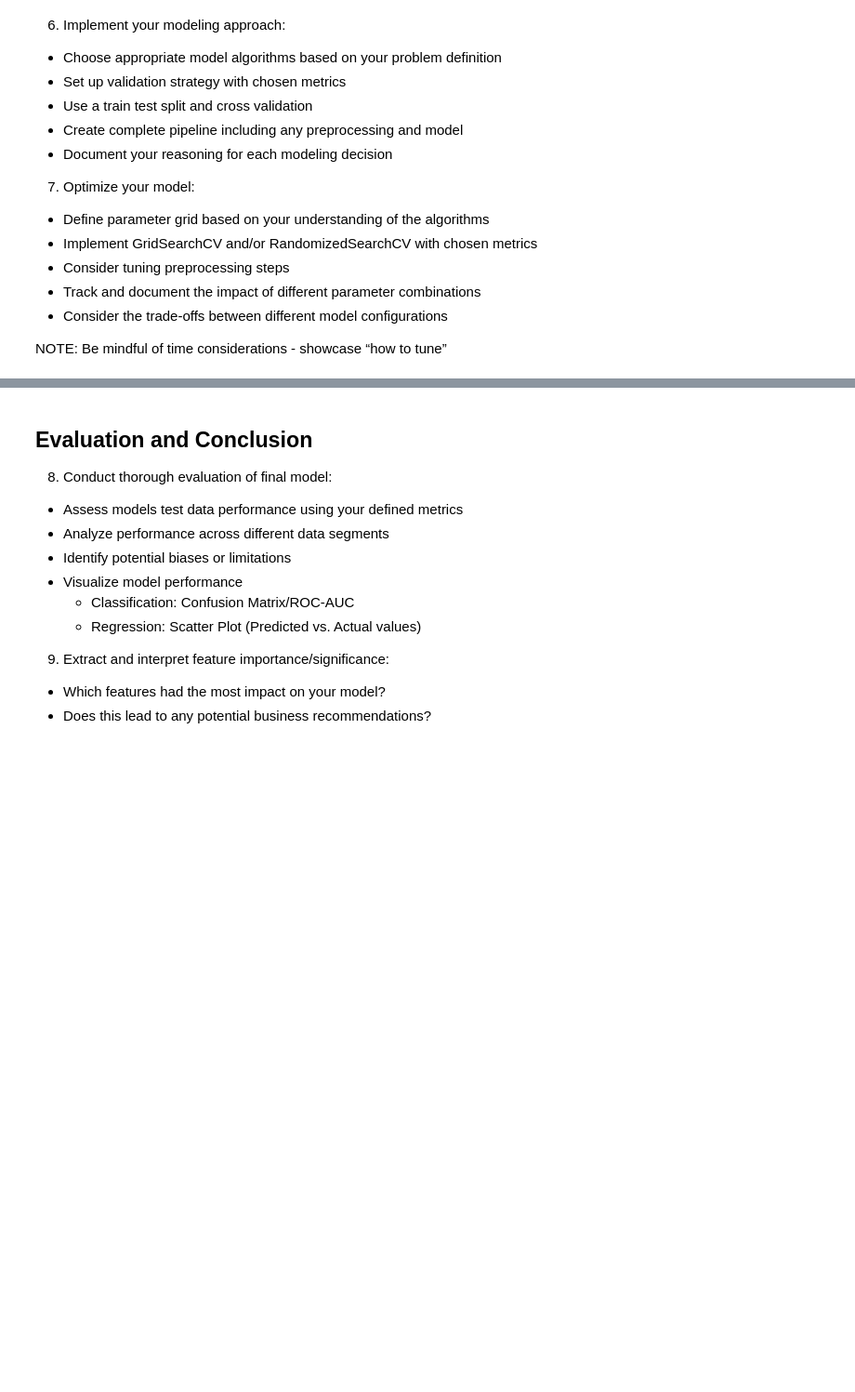
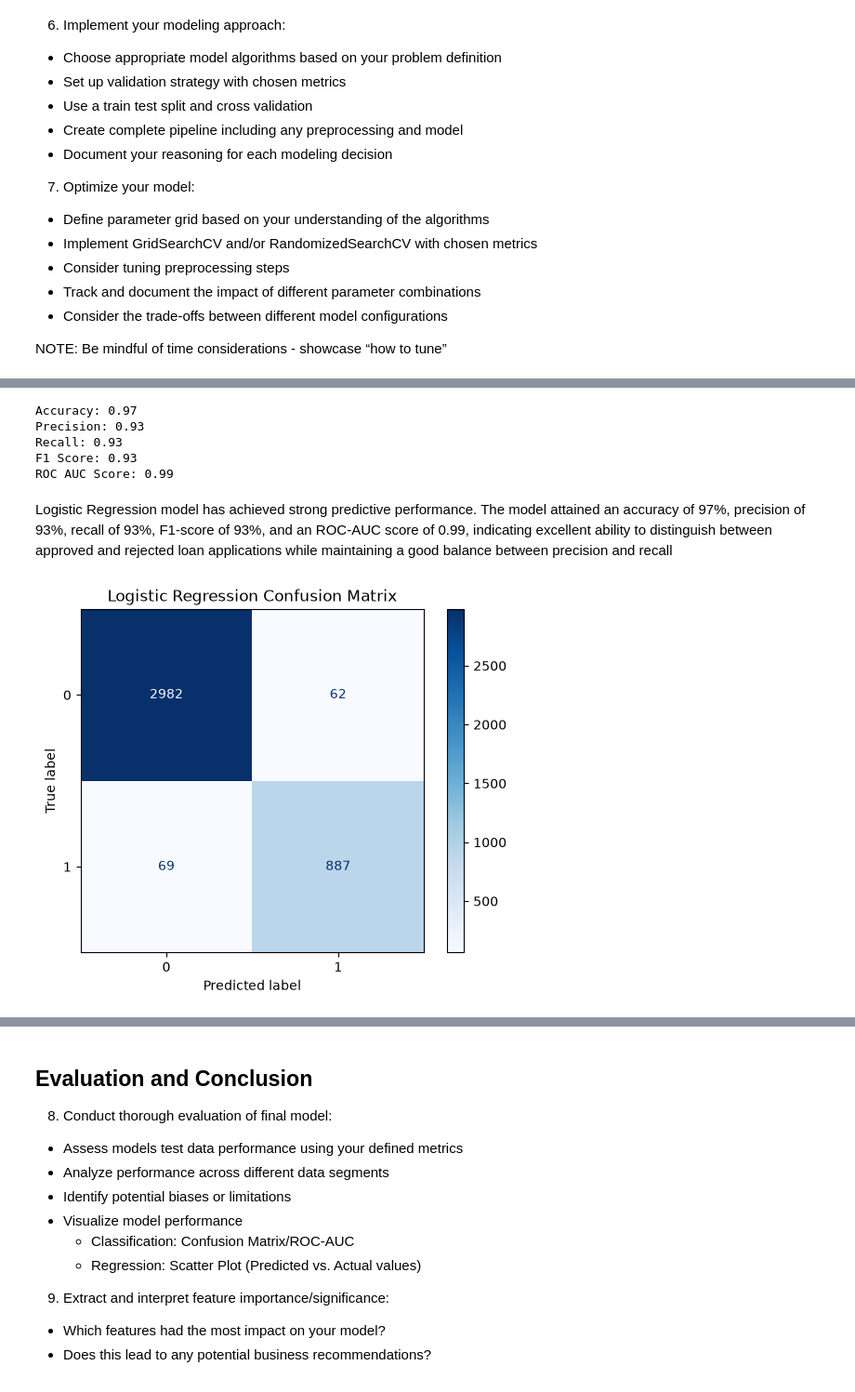
Before and after one commit to ViolaRono/Financial-Loan-Risk-Prediction, a Jupyter notebook: financial_loan_risk.ipynb, the cells around one changed output, grey strips where cells are left out. Shown at 93% size. Saved outputs shown, nothing was run; the diff lists cells and outputs as text; code cells hidden in the pictures; blank space fills up the shorter version.

Commit message:
Completed hyperparameter tuning and final modeal evaluation

```diff
--- a/financial_loan_risk.ipynb
+++ b/financial_loan_risk.ipynb
@@ -287,0 +337,6 @@ None
+# %%
+# Combine preprocessing pipelines
+preprocessor = ColumnTransformer(transformers=[
+    ("num", numeric_pipeline, numerical_cols),
+    ("cat", categorical_pipeline, categorical_cols)
+])
@@ -287,0 +345,11 @@ None
+# %%
+# Split the data into training and testing sets
+X_train, X_test, y_train, y_test = train_test_split(
+    X,
+    y,
+    test_size=0.2,
+    random_state=42,
+    stratify=y
+)
+print("Training set:", X_train.shape)
+print("Testing set :", X_test.shape)
@@ -307,0 +380,9 @@ None
+# %%
+#1. Logistic Regression pipeline
+logreg_pipeline = Pipeline(steps=[
+    ("preprocessor", preprocessor),
+    ("classifier", LogisticRegression(max_iter=1000, random_state=42))
+])
+
+# Train the model
+logreg_pipeline.fit(X_train, y_train)
@@ -307,0 +407,39 @@ None
+# %%
+# Make predictions
+y_pred_logreg = logreg_pipeline.predict(X_test)
+y_proba_logreg = logreg_pipeline.predict_proba(X_test)[:, 1]
+# %%
+# Evaluate Logistic Regression metrics
+
+accuracy = accuracy_score(y_test, y_pred_logreg)
+precision = precision_score(y_test, y_pred_logreg)
+recall = recall_score(y_test, y_pred_logreg)
+f1 = f1_score(y_test, y_pred_logreg)
+roc_auc = roc_auc_score(y_test, y_proba_logreg)
+
+# Display evaluation metrics
+print(f"Accuracy: {accuracy:.2f}")
+print(f"Precision: {precision:.2f}")
+print(f"Recall: {recall:.2f}")
+print(f"F1 Score: {f1:.2f}")
+print(f"ROC AUC Score: {roc_auc:.2f}")
+# %% [output]
+Accuracy: 0.97
+Precision: 0.93
+Recall: 0.93
+F1 Score: 0.93
+ROC AUC Score: 0.99
+# %% [markdown]
+Logistic Regression model has achieved strong predictive performance. The model attained an accuracy of 97%, precision of 93%, recall of 93%, F1-score of 93%, and an ROC-AUC score of 0.99, indicating excellent ability to distinguish between approved and rejected loan applications while maintaining a good balance between precision and recall
+# %%
+# Confusion Matrix
+ConfusionMatrixDisplay.from_predictions(
+    y_test,
+    y_pred_logreg,
+    cmap="Blues"
+)
+
+plt.title("Logistic Regression Confusion Matrix")
+plt.show()
+# %% [output]
+[figure, added]
```
Also changed, not shown: parts of 109 cells of this notebook.
